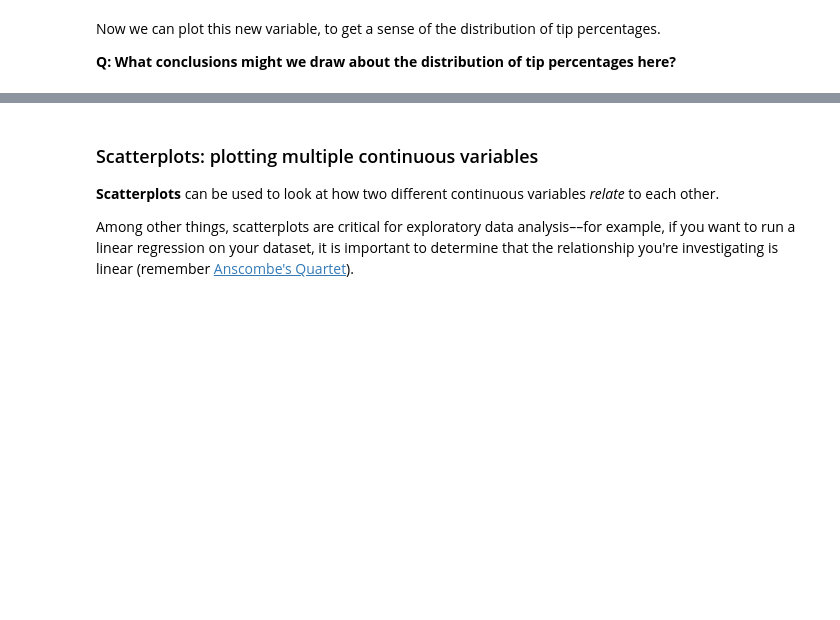
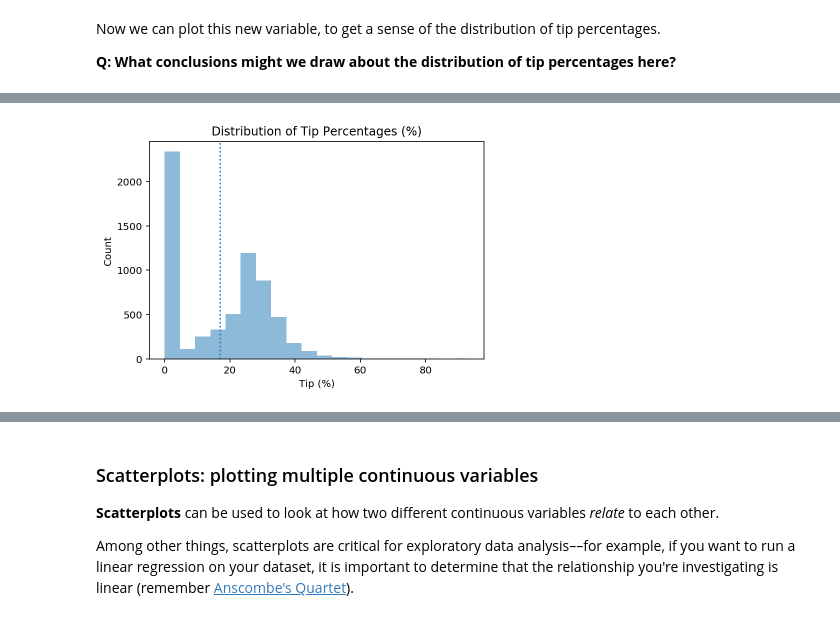
Before and after one commit to seantrott/data_visualization_python, a Jupyter notebook: Trott_visualization.ipynb, the cells around one changed output, grey strips where cells are left out. Saved outputs shown, nothing was run; the diff lists cells and outputs as text; code cells hidden in the pictures; blank space fills up the shorter version.

```diff
--- a/Trott_visualization.ipynb
+++ b/Trott_visualization.ipynb
@@ -237,0 +217,20 @@ plt.show()
+# %%
+# First, calculate mean tip for ease of access
+MEAN_TIP = df_taxis['tip_pct'].mean()
+# %%
+# Drawing a vertical line
+
+plt.hist(
+    x=df_taxis['tip_pct'], # this is the variable we're plotting
+    bins=20, # this is the number of bins we want to know
+    alpha = .5 # this is our alpha level
+)
+
+plt.axvline(MEAN_TIP, linestyle = "dotted")
+
+plt.xlabel("Tip (%)")
+plt.ylabel("Count")
+plt.title("Distribution of Tip Percentages (%)")
+plt.show()
+# %% [output]
+[figure, added]
```
Also changed, not shown: parts of 68 cells of this notebook, 3 other files.
